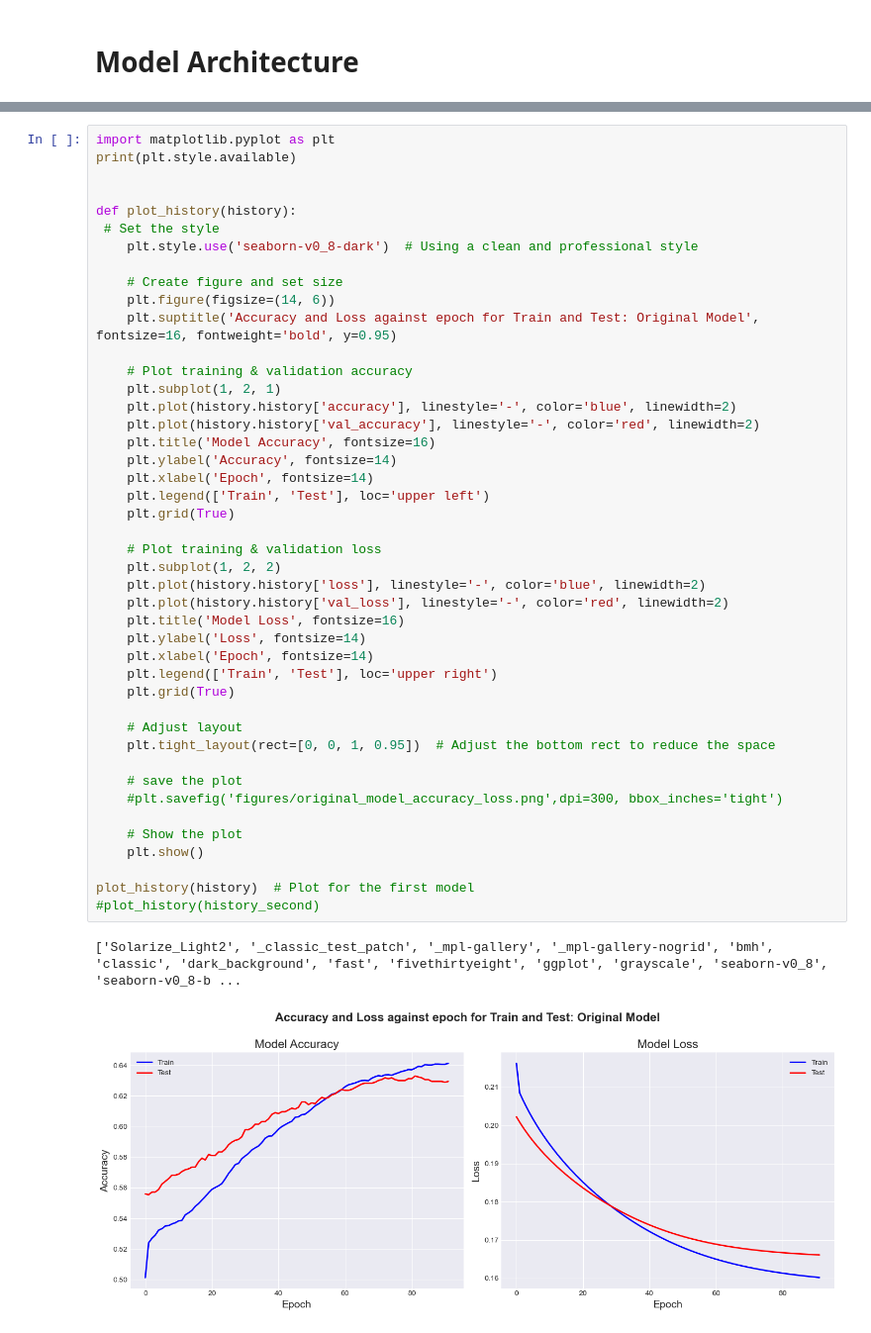
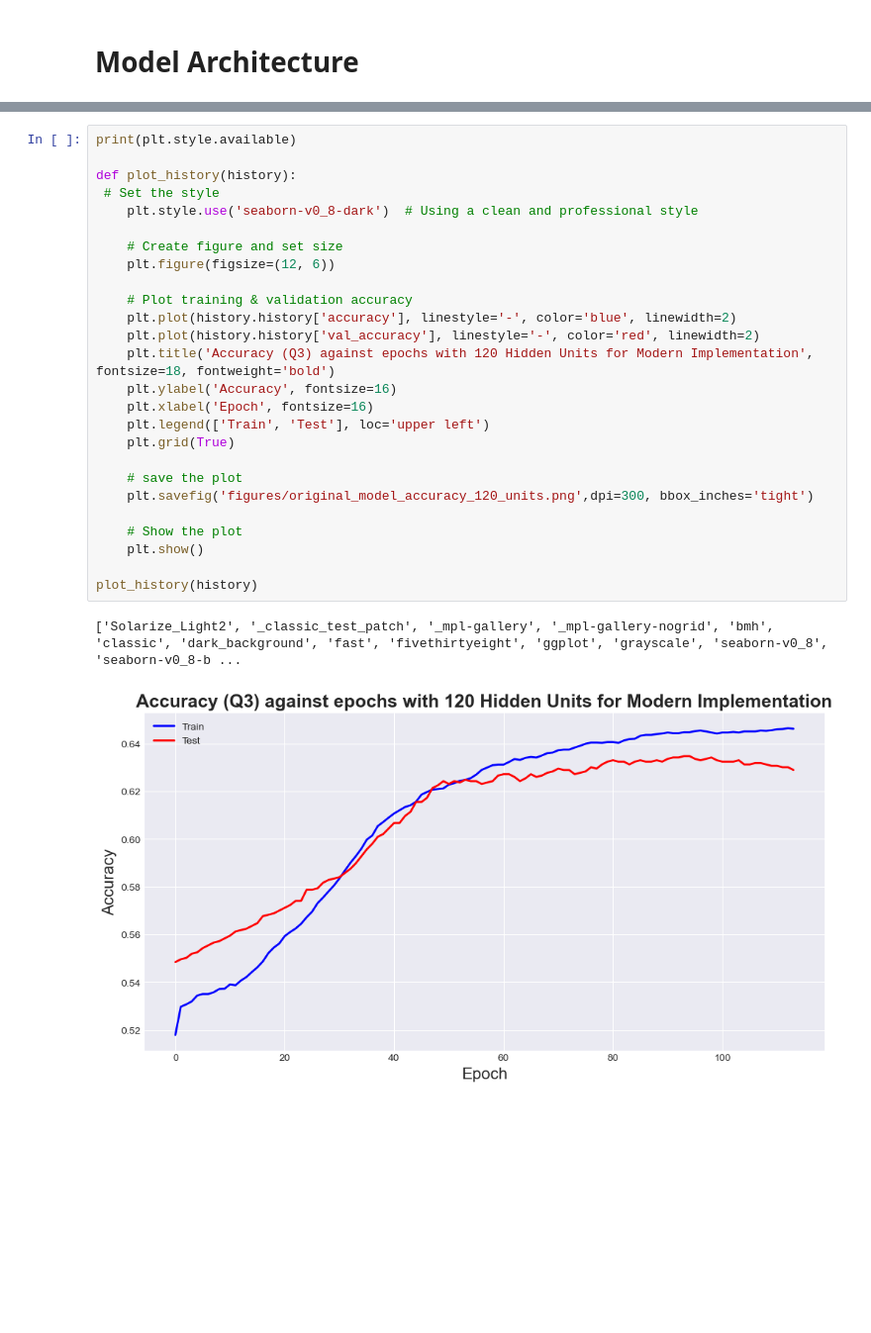
Before and after one commit to tee1g21/Computational-Biology-Coursework, a Jupyter notebook: initial_implementation.ipynb, the cells around one changed output, grey strips where cells are left out. Shown at 99% size. Drawn from its saved outputs; the diff is of its cells as text; blank space fills up the shorter version.

Commit message:
Final Implementation

```diff
--- a/initial_implementation.ipynb
+++ b/initial_implementation.ipynb
@@ -247,47 +202,29 @@ MCC for class Coil: 0.357
 # %%
-import matplotlib.pyplot as plt
 print(plt.style.available)
-
 
 def plot_history(history):
  # Set the style
     plt.style.use('seaborn-v0_8-dark')  # Using a clean and professional style
 
     # Create figure and set size
-    plt.figure(figsize=(14, 6))
-    plt.suptitle('Accuracy and Loss against epoch for Train and Test: Original Model', fontsize=16, fontweight='bold', y=0.95)
+    plt.figure(figsize=(12, 6))
 
     # Plot training & validation accuracy
-    plt.subplot(1, 2, 1)
     plt.plot(history.history['accuracy'], linestyle='-', color='blue', linewidth=2)
     plt.plot(history.history['val_accuracy'], linestyle='-', color='red', linewidth=2)
-    plt.title('Model Accuracy', fontsize=16)
-    plt.ylabel('Accuracy', fontsize=14)
-    plt.xlabel('Epoch', fontsize=14)
+    plt.title('Accuracy (Q3) against epochs with 120 Hidden Units for Modern Implementation', fontsize=18, fontweight='bold')
+    plt.ylabel('Accuracy', fontsize=16)
+    plt.xlabel('Epoch', fontsize=16)
     plt.legend(['Train', 'Test'], loc='upper left')
     plt.grid(True)
 
-    # Plot training & validation loss
-    plt.subplot(1, 2, 2)
-    plt.plot(history.history['loss'], linestyle='-', color='blue', linewidth=2)
-    plt.plot(history.history['val_loss'], linestyle='-', color='red', linewidth=2)
-    plt.title('Model Loss', fontsize=16)
-    plt.ylabel('Loss', fontsize=14)
-    plt.xlabel('Epoch', fontsize=14)
-    plt.legend(['Train', 'Test'], loc='upper right')
-    plt.grid(True)
-
-    # Adjust layout
-    plt.tight_layout(rect=[0, 0, 1, 0.95])  # Adjust the bottom rect to reduce the space
-
     # save the plot
-    #plt.savefig('figures/original_model_accuracy_loss.png',dpi=300, bbox_inches='tight')
+    plt.savefig('figures/original_model_accuracy_120_units.png',dpi=300, bbox_inches='tight')
 
     # Show the plot
     plt.show()
 
-plot_history(history)  # Plot for the first model
-#plot_history(history_second)
+plot_history(history)
 # %% [output]
 ['Solarize_Light2', '_classic_test_patch', '_mpl-gallery', '_mpl-gallery-nogrid', 'bmh', 'classic', 'dark_background', 'fast', 'fivethirtyeight', 'ggplot', 'grayscale', 'seaborn-v0_8', 'seaborn-v0_8-b ...
-[figure, old version]
+[figure, new version]
```
Also changed, not shown: parts of 7 cells of this notebook, 5 other files.
